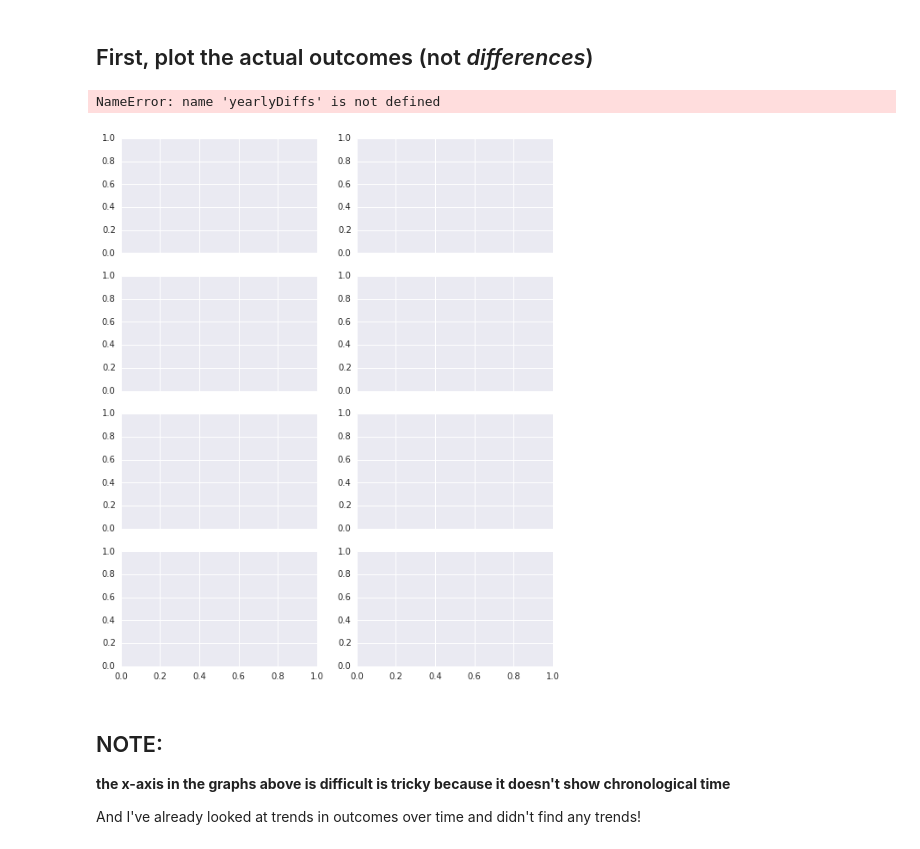
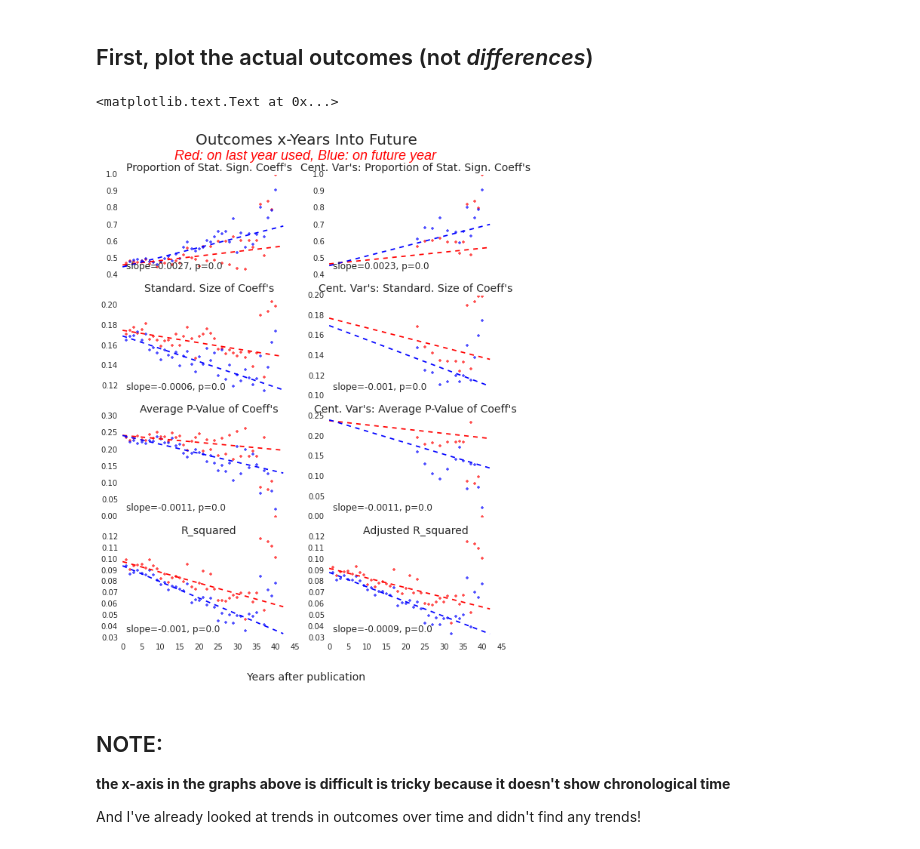
Before and after one commit to KnowledgeLab/GSS_code, a Jupyter notebook: minianalysis_last_year_used_vs_x_years_into_future/minianalysis__last_year_used_vs_x_years_into_future.ipynb, the cells around one changed output. Saved outputs shown, nothing was run; the diff lists cells and outputs as text; code cells hidden in the pictures.

```diff
--- a/minianalysis_last_year_used_vs_x_years_into_future/minianalysis__last_year_used_vs_x_years_into_future.ipynb
+++ b/minianalysis_last_year_used_vs_x_years_into_future/minianalysis__last_year_used_vs_x_years_into_future.ipynb
@@ -64,8 +72,7 @@ if __name__ == "__main__":
             for outcome in outcomes:
                 output[yr][group][outcome] = []
 
-
-#     for article in random.sample(articlesToUse, 50):
+#    for article in random.sample(articlesToUse, 50):
     for article in articlesToUse:
     #for article in [a for a in articlesToUse if a.articleID == 6755]:
 
@@ -92,6 +99,7 @@ if __name__ == "__main__":
             # the 3 lines below is the model estimated on the last year of data used, and stays constant when i put it into
             # the output data structure. the loop below only goes over "future possible years"
             maxYearUsed = max(article.GSSYearsUsed)
+
             resOnDataUsed = GU.runModel(dataCont, maxYearUsed, DV, RHS) # models run on max year of data used
             if not resOnDataUsed: continue
 
@@ -101,7 +109,7 @@ if __name__ == "__main__":
                 if 'standardize(%s, ddof=1)' % (civ) in resOnDataUsed.params.index:
                     centralVars.append('standardize(%s, ddof=1)' % (civ))
                 else:
-                    for col in results[0].params.index:
+                    for col in resOnDataUsed.params.index:
                         if 'C(' + civ + ')' in col:
                             centralVars.append(col)
 
@@ -112,9 +120,9 @@ if __name__ == "__main__":
             # So the condition below ensures that at least one of the central variables was found to be "important" in the original
             # article.
             # This throws away 67 observations.
-            if np.all(resOnDataUsed.pvalues[centralVars] > 0.05):
-                print 'All "central" IVs are p > 0.05. Skipping.'
-                continue
+#             if np.all(resOnDataUsed.pvalues[centralVars] > 0.05):
+#                 print 'All "central" IVs are p > 0.05. Skipping.'
+#                 continue
 
             # Now do future years
             futureYearsPossible = [yr for yr in article.GSSYearsPossible if yr > maxYearUsed]
@@ -144,10 +152,18 @@ if __name__ == "__main__":
                     '''
                     output[futureYear - maxYearUsed][groups[i]]['pvalues'].append(np.mean( results[i].pvalues[1:]))
                     output[futureYear - maxYearUsed][groups[i]]['numTotal'].append( 1 ) #divide by len of R^2 array to get a mean of variables estimated PER model
-                    output[futureYear - maxYearUsed][groups[i]]['pvalues_CentralVars'].append(np.mean(results[i].pvalues[centralVars]))
-                    output[futureYear - maxYearUsed][groups[i]]['propSig_CentralVars'].append(float(len([p for p in results[i].pvalues[centralVars] if p < 0.05])) \
-                                                            /len(results[i].params[centralVars]))
-                    output[futureYear - maxYearUsed][groups[i]]['paramSizesNormed_CentralVars'].append(np.mean(results[i].params[centralVars].abs()))
+
+                    if len(centralVars)>0:
+                        output[futureYear - maxYearUsed][groups[i]]['pvalues_CentralVars'].append(np.mean(results[i].pvalues[centralVars]))
+                        output[futureYear - maxYearUsed][groups[i]]['propSig_CentralVars'].append(float(len([p for p in results[i].pvalues[centralVars] if p < 0.05])) \
+                                                                /len(results[i].params[centralVars]))
+                        output[futureYear - maxYearUsed][groups[i]]['paramSizesNormed_CentralVars'].append(np.mean(results[i].params[centralVars].abs()))
+
+                    else:
+                        output[futureYear - maxYearUsed][groups[i]]['pvalues_CentralVars'].append(np.nan)
+                        output[futureYear - maxYearUsed][groups[i]]['propSig_CentralVars'].append(np.nan)
+                        output[futureYear - maxYearUsed][groups[i]]['paramSizesNormed_CentralVars'].append(np.nan)
+
 
                 # Now fill out metadata. It's not in the loop above because it's the same for both groups
                 output[futureYear - maxYearUsed]['metadata']['last_GSS_year_used'].append(maxYearUsed)
@@ -182,3 +188,5 @@ All "central" IVs are p > 0.05. Skipping.
+# %%
+output = pickle.load(open('output.pickle'))
 # %%
 # info on the articles used
 all_articles = []
@@ -203,6 +211,7 @@ A clue is that the sample size that goes into computing each mean (blue dot) dec
 First, plot the actual outcomes (not *differences*)
 --
 # %%
+%matplotlib inline
 # group1 = 'on_last_year_of_data'
 # group2 = 'on_future_year'
 
@@ -234,7 +243,7 @@ for i, outcome in enumerate(outcomes_ordered):
     onGp1 = [np.array(output[year][group1][outcome]) for year in YEARS]
     onGp2 = [np.array(output[year][group2][outcome]) for year in YEARS]
 
-    yerr = [2*np.std(x) for x in yearlyDiffs]
+#     yerr = [2*np.std(x) for x in yearlyDiffs]
     meansGp1 = [np.mean(x) for x in onGp1]
     meansGp2 = [np.mean(x) for x in onGp2]
 
@@ -243,37 +252,37 @@ for i, outcome in enumerate(outcomes_ordered):
          xGp1.extend([yr]*len(onGp1[yr]))
          yGp1.extend(onGp1[yr])
          xGp2.extend([yr]*len(onGp2[yr]))
          yGp2.extend(onGp2[yr])
 
     axarr[i].plot(YEARS, meansGp1, '.', color='red', alpha=0.7)
     axarr[i].plot(YEARS, meansGp2, '.', color='blue', alpha=0.7)
     axarr[i].set_title(outcomeMap[outcome], fontsize=14)
 
     # add regression line
     formula = outcome+'~years'
 #     result = smf.rlm(formula, data=pd.DataFrame({'years':x, outcome:y}).dropna(axis=0), missing='drop').fit()
     resultGp1 = smf.ols(formula, data=pd.DataFrame({'years':xGp1, outcome:yGp1}).dropna(axis=0), missing='drop').fit()
     resultGp2 = smf.ols(formula, data=pd.DataFrame({'years':xGp2, outcome:yGp2}).dropna(axis=0), missing='drop').fit()
     axarr[i].plot(YEARS, np.array(YEARS)*resultGp1.params[1] + resultGp1.params[0], 'r--', label='OnLastYearUsed')
     axarr[i].plot(YEARS, np.array(YEARS)*resultGp2.params[1] + resultGp2.params[0], 'b--', label='OnFutureYear')
 
     # add the slope and its p-value
     axarr[i].annotate('slope=' + str(np.around(resultGp1.params[1],4))+ ', p=' + str(np.around(resultGp1.pvalues[1],3)),
                       xy=(0, 0), xycoords='axes fraction', fontsize=12, ha='left', va='bottom',
                       xytext=(5,5), textcoords='offset points')
 
     # print the intercept and its p-value for my inspection, not on the figure
-    print 'intercept:'+str(result.params[0])+', '+str(result.pvalues[0])
+#     print 'intercept:'+str(result.params[0])+', '+str(result.pvalues[0])
 
 # add title and common x-label
 f.text(0.5, 0.05, 'Years after publication', ha='center',  va='bottom',fontsize=14)
 f.text(0.5, 1-0.05, 'Outcomes x-Years Into Future', ha='center', fontsize=20)
 f.text(0.5, 1-0.075, 'Red: on last year used, Blue: on future year', ha='center', fontsize=18, style='italic', color='red')
 
-savefig('../../Images/2014-10-06-TWO-CURVES-outcomes_last_year_vs_x_years_into_future_all_8.png')
+# savefig('../../Images/2014-10-06-TWO-CURVES-outcomes_last_year_vs_x_years_into_future_all_8.png')
 # %% [output]
-NameError: name 'yearlyDiffs' is not defined
+<matplotlib.text.Text at 0x...>
-[figure, old version]
+[figure, new version]
 # %% [markdown]
 NOTE:
 --
```
Also changed, not shown: parts of 7 cells of this notebook, 22 other files.
